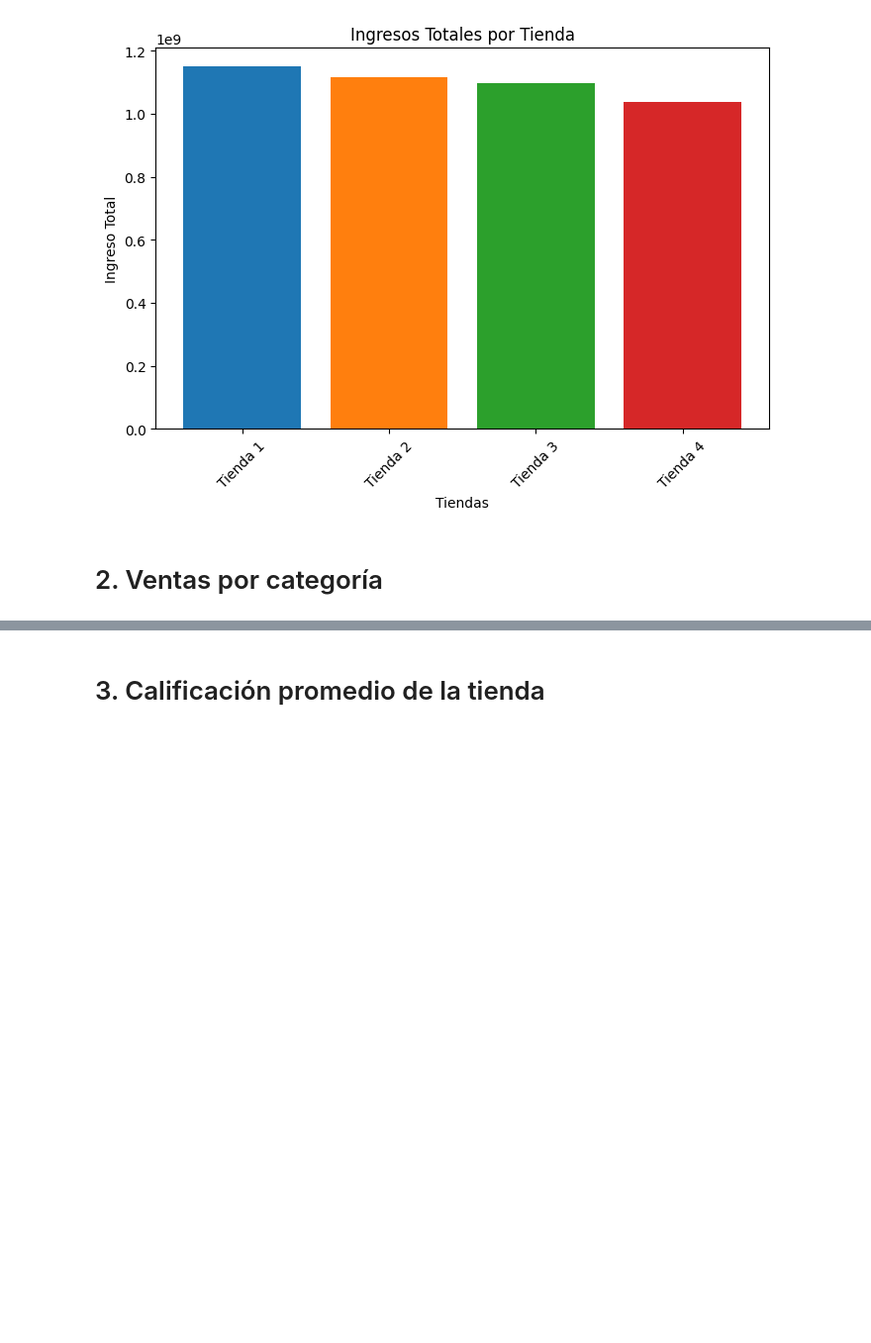
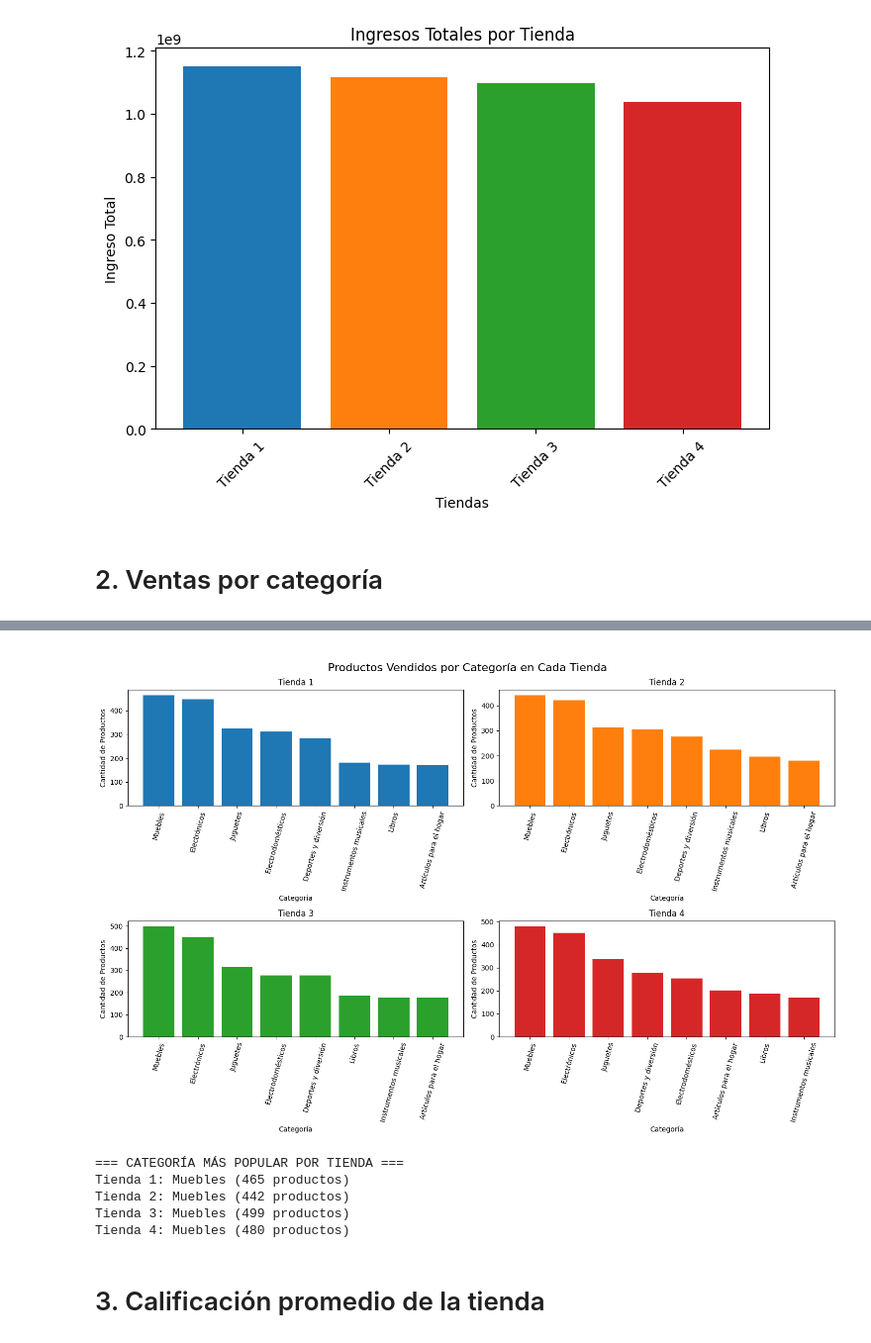
Before and after one commit to arruenicol/challenge_alura_store, a Jupyter notebook: AluraStoreLatam.ipynb, the cells around one changed output, grey strips where cells are left out. Shown at 99% size. Saved outputs shown, nothing was run; the diff lists cells and outputs as text; code cells hidden in the pictures; blank space fills up the shorter version.

```diff
--- a/AluraStoreLatam.ipynb
+++ b/AluraStoreLatam.ipynb
@@ -82,3 +85,23 @@ plt.show()
 [figure]
 # %% [markdown]
 # 2. Ventas por categoría
+# %%
+# 2. Análisis de ventas por categoría
+
+# Obtener datos de cada tienda
+categorias_tienda_1 = tienda["Categoría del Producto"].value_counts()
+categorias_tienda_2 = tienda2["Categoría del Producto"].value_counts()
+categorias_tienda_3 = tienda3["Categoría del Producto"].value_counts()
+categorias_tienda_4 = tienda4["Categoría del Producto"].value_counts()
+
+# Crear DataFrame comparativo con categorías como filas y tiendas como columnas
+resumen_categorias = pd.DataFrame({
+    'Tienda 1': categorias_tienda_1,
+    'Tienda 2': categorias_tienda_2,
+    'Tienda 3': categorias_tienda_3,
+    'Tienda 4': categorias_tienda_4
+}).fillna(0).astype(int)
+
+print("\n=== CANTIDAD DE PRODUCTOS VENDIDOS POR CATEGORÍA ===\n")
+print(resumen_categorias)
+print()
@@ -85,2 +121,52 @@ plt.show()
+# %%
+
+# Categorías más vendidas por tienda
+fig, axes = plt.subplots(2, 2, figsize=(15, 10))
+fig.suptitle('\nProductos Vendidos por Categoría en Cada Tienda', fontsize=16)
+
+# Tienda 1
+axes[0, 0].bar(categorias_tienda_1.index, categorias_tienda_1.values, color='#1f77b4')
+axes[0, 0].set_title('Tienda 1')
+axes[0, 0].set_xlabel('Categoría')
+axes[0, 0].set_ylabel('Cantidad de Productos')
+axes[0, 0].tick_params(axis='x', rotation=75)
+
+# Tienda 2
+axes[0, 1].bar(categorias_tienda_2.index, categorias_tienda_2.values, color='#ff7f0e')
+axes[0, 1].set_title('Tienda 2')
+axes[0, 1].set_xlabel('Categoría')
+axes[0, 1].set_ylabel('Cantidad de Productos')
+axes[0, 1].tick_params(axis='x', rotation=75)
+
+# Tienda 3
+axes[1, 0].bar(categorias_tienda_3.index, categorias_tienda_3.values, color='#2ca02c')
+axes[1, 0].set_title('Tienda 3')
+axes[1, 0].set_xlabel('Categoría')
+axes[1, 0].set_ylabel('Cantidad de Productos')
+axes[1, 0].tick_params(axis='x', rotation=75)
+
+# Tienda 4
+axes[1, 1].bar(categorias_tienda_4.index, categorias_tienda_4.values, color='#d62728')
+axes[1, 1].set_title('Tienda 4')
+axes[1, 1].set_xlabel('Categoría')
+axes[1, 1].set_ylabel('Cantidad de Productos')
+axes[1, 1].tick_params(axis='x', rotation=75)
+
+plt.tight_layout()
+plt.show()
+
+# Categoría más popular de cada tienda
+print("\n=== CATEGORÍA MÁS POPULAR POR TIENDA ===")
+print(f"Tienda 1: {categorias_tienda_1.index[0]} ({categorias_tienda_1.iloc[0]} productos)")
+print(f"Tienda 2: {categorias_tienda_2.index[0]} ({categorias_tienda_2.iloc[0]} productos)")
+print(f"Tienda 3: {categorias_tienda_3.index[0]} ({categorias_tienda_3.iloc[0]} productos)")
+print(f"Tienda 4: {categorias_tienda_4.index[0]} ({categorias_tienda_4.iloc[0]} productos)")
+# %% [output]
+[figure, added]
+=== CATEGORÍA MÁS POPULAR POR TIENDA ===
+Tienda 1: Muebles (465 productos)
+Tienda 2: Muebles (442 productos)
+Tienda 3: Muebles (499 productos)
+Tienda 4: Muebles (480 productos)
 # %% [markdown]
 # 3. Calificación promedio de la tienda
```
Also changed, not shown: parts of 6 cells of this notebook.
